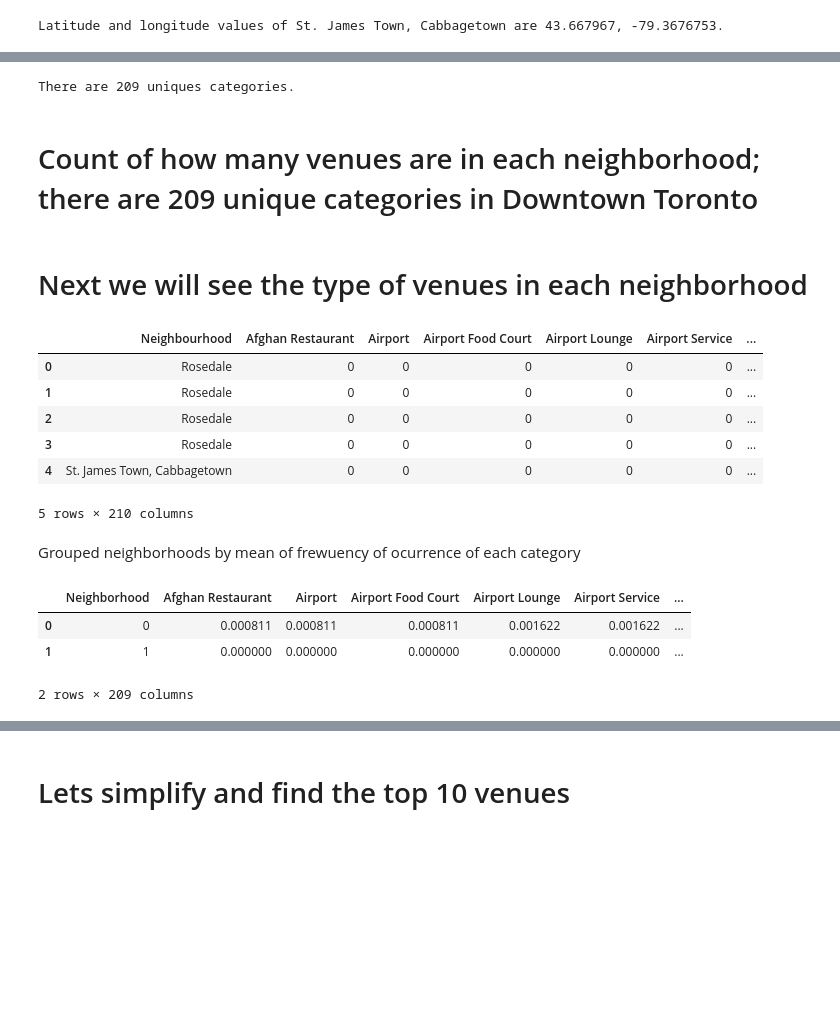
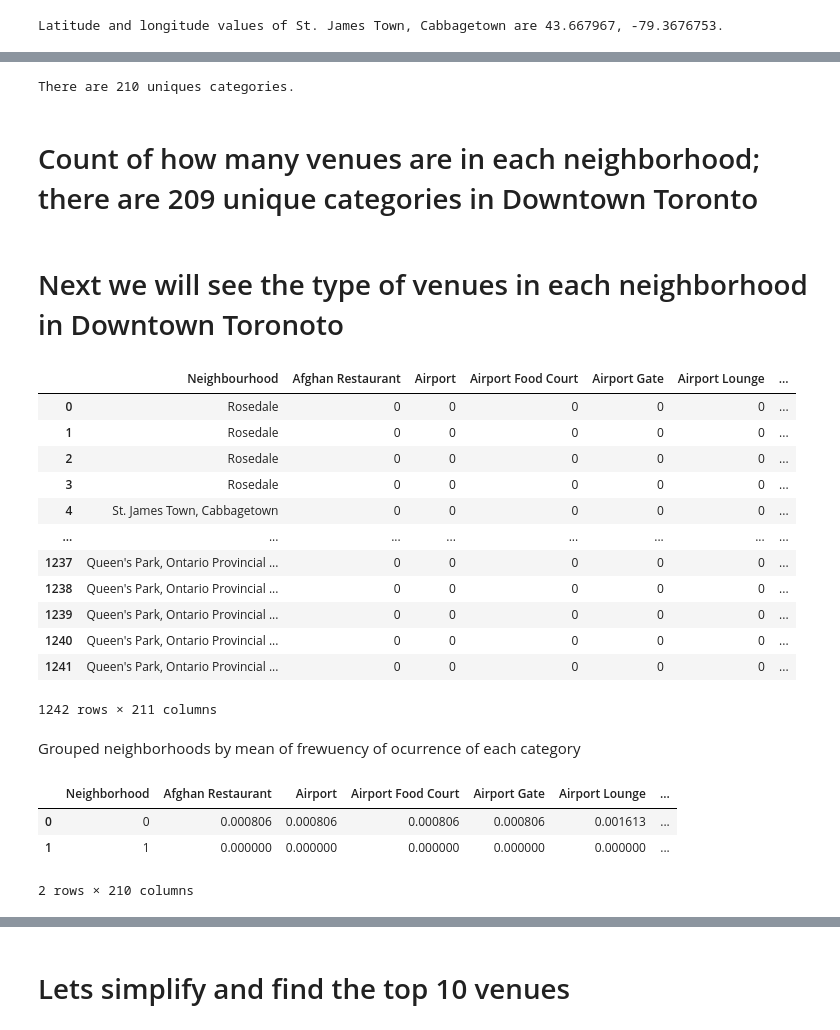
Before and after one commit to aaronwilliame/Coursera_Capstone, a Jupyter notebook: Week_4/Battle of the Neighborhoods.ipynb, the cells around one changed output, grey strips where cells are left out. Cells and saved outputs as stored; diff of their text form; code cells hidden in the pictures; blank space fills up the shorter version.

Commit message:
Update for project, analyized two areas, finding all the restuarants in a given area, and finding the top ten venues

```diff
--- a/Week_4/Battle of the Neighborhoods.ipynb
+++ b/Week_4/Battle of the Neighborhoods.ipynb
@@ -294,40 +307,0 @@ print('{} venues were returned by Foursquare.'.format(nearby_venues.shape[0]))
-# %%
-def getNearbyVenues(names, latitudes, longitudes, radius=500):
-
-    venues_list=[]
-    for name, lat, lng in zip(names, latitudes, longitudes):
-        print(name)
-
-        # create the API request URL
-        url = 'https://api.foursquare.com/v2/venues/explore?&client_id={}&client_secret={}&v={}&ll={},{}&radius={}&limit={}'.format(
-            CLIENT_ID,
-            CLIENT_SECRET,
-            VERSION,
-            lat,
-            lng,
-            radius,
-            LIMIT)
-
-        # make the GET request
-        results = requests.get(url).json()["response"]['groups'][0]['items']
-
-        # return only relevant information for each nearby venue
-        venues_list.append([(
-            name,
-            lat,
-            lng,
-            v['venue']['name'],
-            v['venue']['location']['lat'],
-            v['venue']['location']['lng'],
-            v['venue']['categories'][0]['name']) for v in results])
-
-    nearby_venues = pd.DataFrame([item for venue_list in venues_list for item in venue_list])
-    nearby_venues.columns = ['Neighborhood',
-                  'Neighborhood Latitude',
-                  'Neighborhood Longitude',
-                  'Venue',
-                  'Venue Latitude',
-                  'Venue Longitude',
-                  'Venue Category']
-
-    return(nearby_venues)
@@ -399,38 +440,44 @@ downtown_neighborhood_venues.groupby("Neighborhood").count()
 # %%
 print('There are {} uniques categories.'.format(len(downtown_neighborhood_venues['Venue Category'].unique())))
 # %% [output]
-There are 209 uniques categories.
+There are 210 uniques categories.
 # %% [markdown]
 # Count of how many venues are in each neighborhood; there are 209 unique categories in Downtown Toronto
 # %% [markdown]
-# Next we will see the type of venues in each neighborhood
+# Next we will see the type of venues in each neighborhood in Downtown Toronoto
 # %%
 # one hot encoding
 downtown_onehot = pd.get_dummies(downtown_neighborhood_venues[['Venue Category']], prefix="", prefix_sep="")
 
 # add neighborhood column back to dataframe
 downtown_onehot['Neighbourhood'] = downtown_neighborhood_venues['Neighborhood']
 
 # move neighborhood column to the first column
 fixed_columns = [downtown_onehot.columns[-1]] + list(downtown_onehot.columns[:-1])
 downtown_onehot = downtown_onehot[fixed_columns]
 
-downtown_onehot.head()
+downtown_onehot
 # %% [output]
-|  | Neighbourhood | Afghan Restaurant | Airport | Airport Food Court | Airport Lounge | Airport Service | ... |
+|  | Neighbourhood | Afghan Restaurant | Airport | Airport Food Court | Airport Gate | Airport Lounge | ... |
 | 0 | Rosedale | 0 | 0 | 0 | 0 | 0 | ... |
 | 1 | Rosedale | 0 | 0 | 0 | 0 | 0 | ... |
 | 2 | Rosedale | 0 | 0 | 0 | 0 | 0 | ... |
 | 3 | Rosedale | 0 | 0 | 0 | 0 | 0 | ... |
 | 4 | St. James Town, Cabbagetown | 0 | 0 | 0 | 0 | 0 | ... |
+| ... | ... | ... | ... | ... | ... | ... | ... |
+| 1237 | Queen's Park, Ontario Provincial ... | 0 | 0 | 0 | 0 | 0 | ... |
+| 1238 | Queen's Park, Ontario Provincial ... | 0 | 0 | 0 | 0 | 0 | ... |
+| 1239 | Queen's Park, Ontario Provincial ... | 0 | 0 | 0 | 0 | 0 | ... |
+| 1240 | Queen's Park, Ontario Provincial ... | 0 | 0 | 0 | 0 | 0 | ... |
+| 1241 | Queen's Park, Ontario Provincial ... | 0 | 0 | 0 | 0 | 0 | ... |
-5 rows × 210 columns
+1242 rows × 211 columns
 # %% [markdown]
 Grouped neighborhoods by mean of frewuency of ocurrence of each category
 # %%
 downtown_grouped = downtown_onehot.groupby('Neighborhood').mean().reset_index()
 downtown_grouped.head()
 # %% [output]
-|  | Neighborhood | Afghan Restaurant | Airport | Airport Food Court | Airport Lounge | Airport Service | ... |
-| 0 | 0 | 0.000811 | 0.000811 | 0.000811 | 0.001622 | 0.001622 | ... |
+|  | Neighborhood | Afghan Restaurant | Airport | Airport Food Court | Airport Gate | Airport Lounge | ... |
+| 0 | 0 | 0.000806 | 0.000806 | 0.000806 | 0.000806 | 0.001613 | ... |
 | 1 | 1 | 0.000000 | 0.000000 | 0.000000 | 0.000000 | 0.000000 | ... |
-2 rows × 209 columns
+2 rows × 210 columns
```
Also changed, not shown: parts of 75 cells of this notebook.
